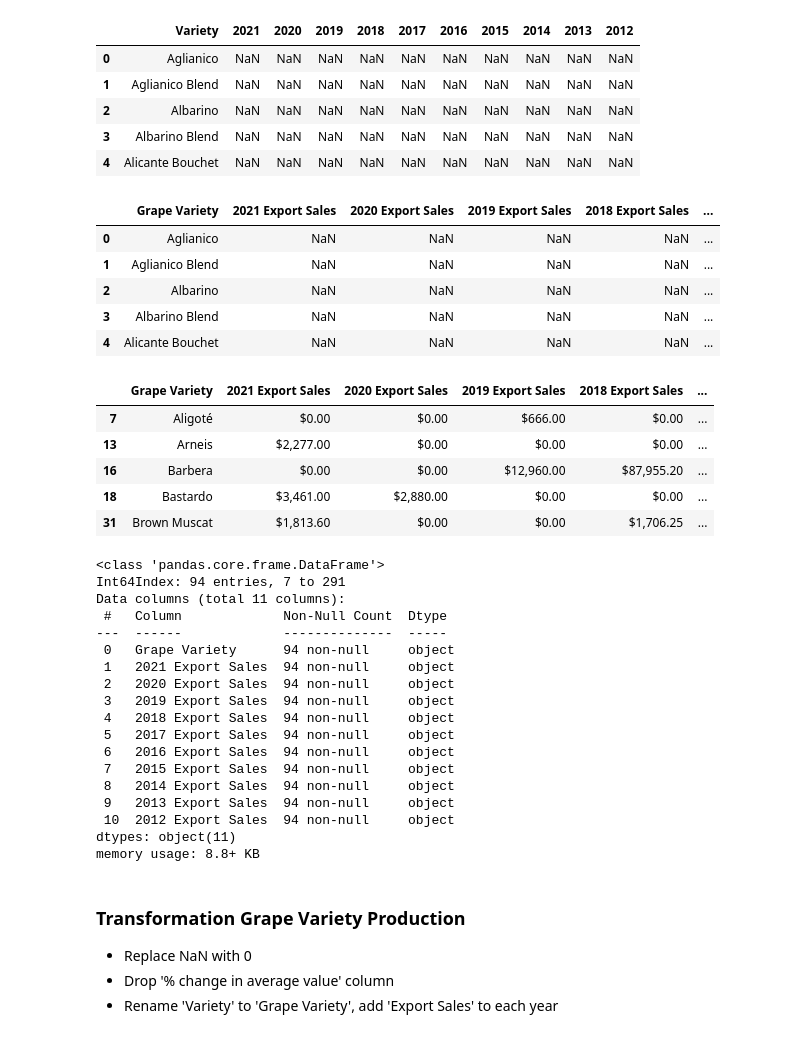
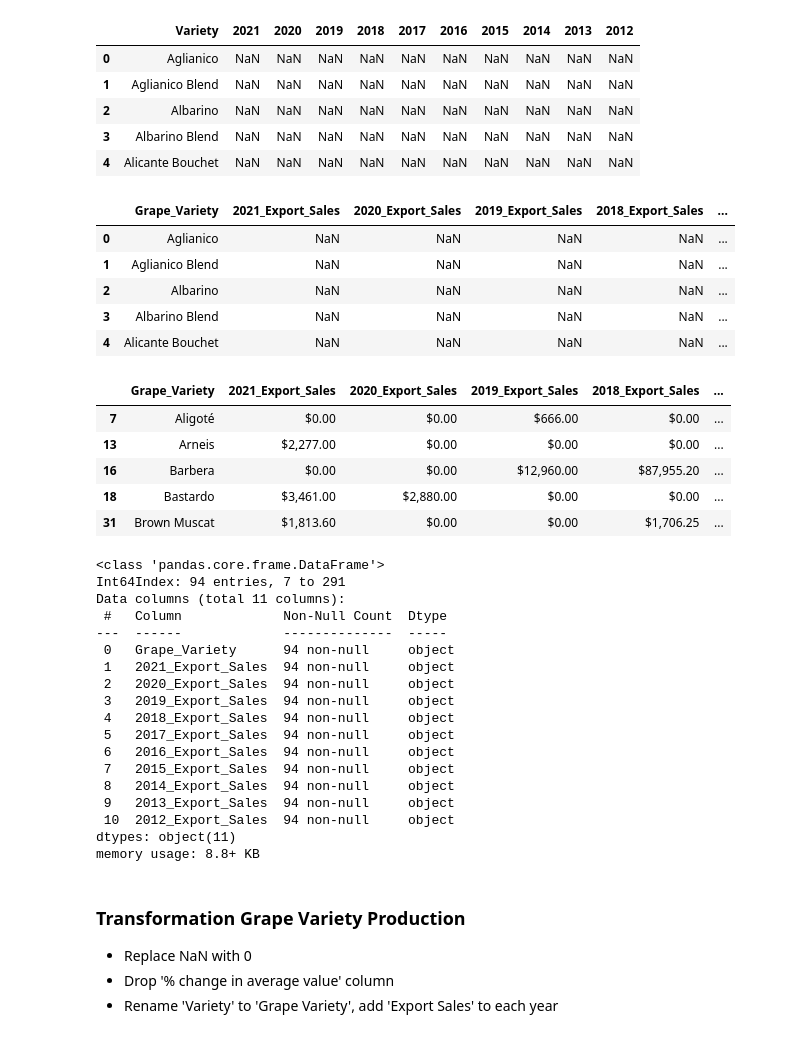
Before and after one commit to CarmenK2/ETL-project, a Jupyter notebook: winery_data.ipynb, the cells around one changed output. Cells and saved outputs as stored; diff of their text form; code cells hidden in the pictures.

Commit message:
Updated column headers

```diff
--- a/winery_data.ipynb
+++ b/winery_data.ipynb
@@ -179,12 +179,12 @@ SalesByVariety_df.head()
 | 4 | Alicante Bouchet | NaN | NaN | NaN | NaN | NaN | NaN | NaN | NaN | NaN | NaN |
 # %%
 # Rename 'Variety' to 'Grape Variety', add 'Export Sales' to each year
-SalesByVariety_df = SalesByVariety_df.rename(columns={"Variety":"Grape Variety", "2021":"2021 Export Sales", "2020":"2020 Export Sales", "2019":"2019 Export Sales", "2018":"2018 Export Sales", "2017":"2017 Export Sales", "2016":"2016 Export Sales", "2015":"2015 Export Sales", "2014":"2014 Export Sales", "2013":"2013 Export Sales", "2012":"2012 Export Sales"})
+SalesByVariety_df = SalesByVariety_df.rename(columns={"Variety":"Grape_Variety", "2021":"2021_Export_Sales", "2020":"2020_Export_Sales", "2019":"2019_Export_Sales", "2018":"2018_Export_Sales", "2017":"2017_Export_Sales", "2016":"2016_Export_Sales", "2015":"2015_Export_Sales", "2014":"2014_Export_Sales", "2013":"2013_Export_Sales", "2012":"2012_Export_Sales"})
 
 # Display dataframe
 SalesByVariety_df.head()
 # %% [output]
-|  | Grape Variety | 2021 Export Sales | 2020 Export Sales | 2019 Export Sales | 2018 Export Sales | ... |
+|  | Grape_Variety | 2021_Export_Sales | 2020_Export_Sales | 2019_Export_Sales | 2018_Export_Sales | ... |
 | 0 | Aglianico | NaN | NaN | NaN | NaN | ... |
 | 1 | Aglianico Blend | NaN | NaN | NaN | NaN | ... |
 | 2 | Albarino | NaN | NaN | NaN | NaN | ... |
@@ -197,7 +197,7 @@ SalesByVariety_df = SalesByVariety_df.dropna()
 # Display dataframe
 SalesByVariety_df.head()
 # %% [output]
-|  | Grape Variety | 2021 Export Sales | 2020 Export Sales | 2019 Export Sales | 2018 Export Sales | ... |
+|  | Grape_Variety | 2021_Export_Sales | 2020_Export_Sales | 2019_Export_Sales | 2018_Export_Sales | ... |
 | 7 | Aligoté | $0.00 | $0.00 | $666.00 | $0.00 | ... |
 | 13 | Arneis | $2,277.00 | $0.00 | $0.00 | $0.00 | ... |
 | 16 | Barbera | $0.00 | $0.00 | $12,960.00 | $87,955.20 | ... |
@@ -212,17 +212,17 @@ Int64Index: 94 entries, 7 to 291
 Data columns (total 11 columns):
  #   Column             Non-Null Count  Dtype
 ---  ------             --------------  -----
- 0   Grape Variety      94 non-null     object
- 1   2021 Export Sales  94 non-null     object
- 2   2020 Export Sales  94 non-null     object
- 3   2019 Export Sales  94 non-null     object
- 4   2018 Export Sales  94 non-null     object
- 5   2017 Export Sales  94 non-null     object
- 6   2016 Export Sales  94 non-null     object
- 7   2015 Export Sales  94 non-null     object
- 8   2014 Export Sales  94 non-null     object
- 9   2013 Export Sales  94 non-null     object
- 10  2012 Export Sales  94 non-null     object
+ 0   Grape_Variety      94 non-null     object
+ 1   2021_Export_Sales  94 non-null     object
+ 2   2020_Export_Sales  94 non-null     object
+ 3   2019_Export_Sales  94 non-null     object
+ 4   2018_Export_Sales  94 non-null     object
+ 5   2017_Export_Sales  94 non-null     object
+ 6   2016_Export_Sales  94 non-null     object
+ 7   2015_Export_Sales  94 non-null     object
+ 8   2014_Export_Sales  94 non-null     object
+ 9   2013_Export_Sales  94 non-null     object
+ 10  2012_Export_Sales  94 non-null     object
 dtypes: object(11)
 memory usage: 8.8+ KB
 # %% [markdown]
```
Also changed, not shown: parts of 5 cells of this notebook, 1 other file.
